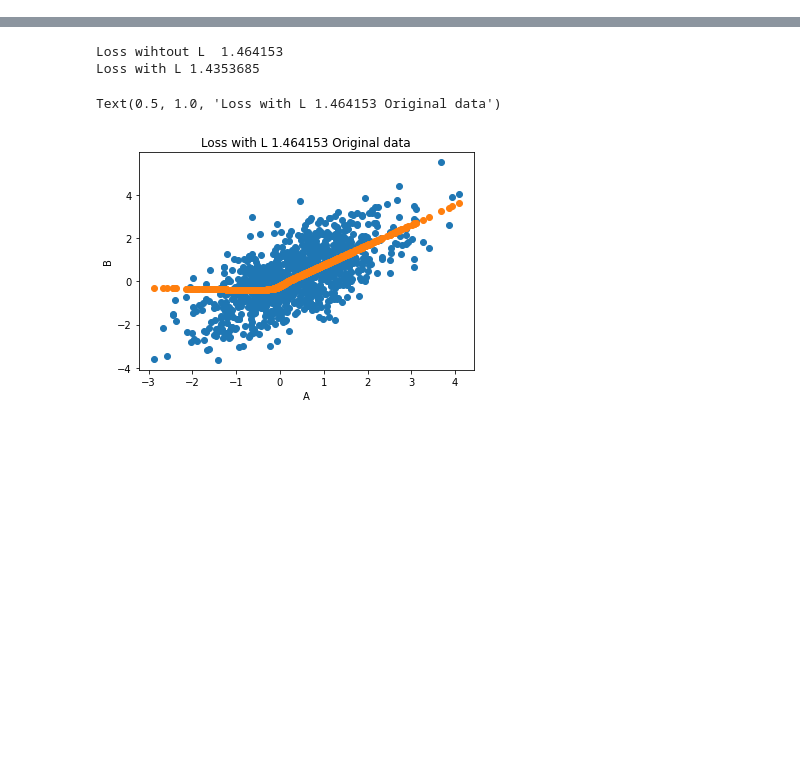
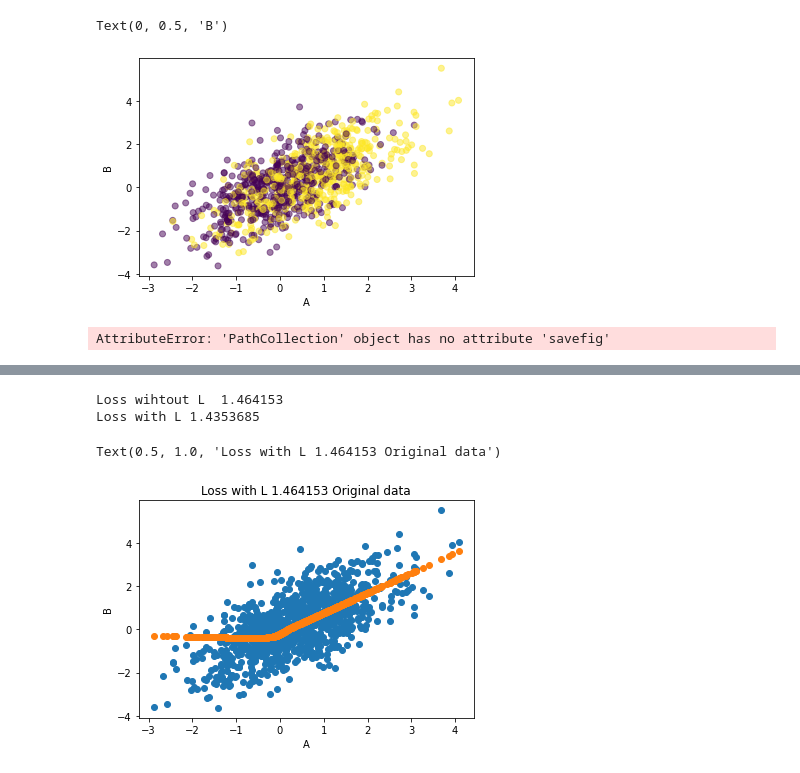
Before and after one commit to BIRDSgroup/NLCD, a Jupyter notebook: conditionaltestmodifyTransferingweights.ipynb, the cells around one changed output, grey strips where cells are left out. Saved outputs shown, nothing was run; the diff lists cells and outputs as text; code cells hidden in the pictures; blank space fills up the shorter version.

```diff
--- a/conditionaltestmodifyTransferingweights.ipynb
+++ b/conditionaltestmodifyTransferingweights.ipynb
@@ -274,3 +274,14 @@ i=84
 A=np.array(dataset_linear[i][1])
 B=np.array(dataset_linear[i][2])
 L=np.array(dataset_linear[i][0])
+# %%
+a=plt.scatter(A,B,c=L,alpha=0.5)
+plt.xlabel("A")
+plt.ylabel("B")
+# %% [output]
+Text(0, 0.5, 'B')
+[figure, added]
+# %%
+a.savefig('foo.png')
+# %% [output]
+AttributeError: 'PathCollection' object has no attribute 'savefig'
```
Also changed, not shown: parts of 3 cells of this notebook, 3 other files.
